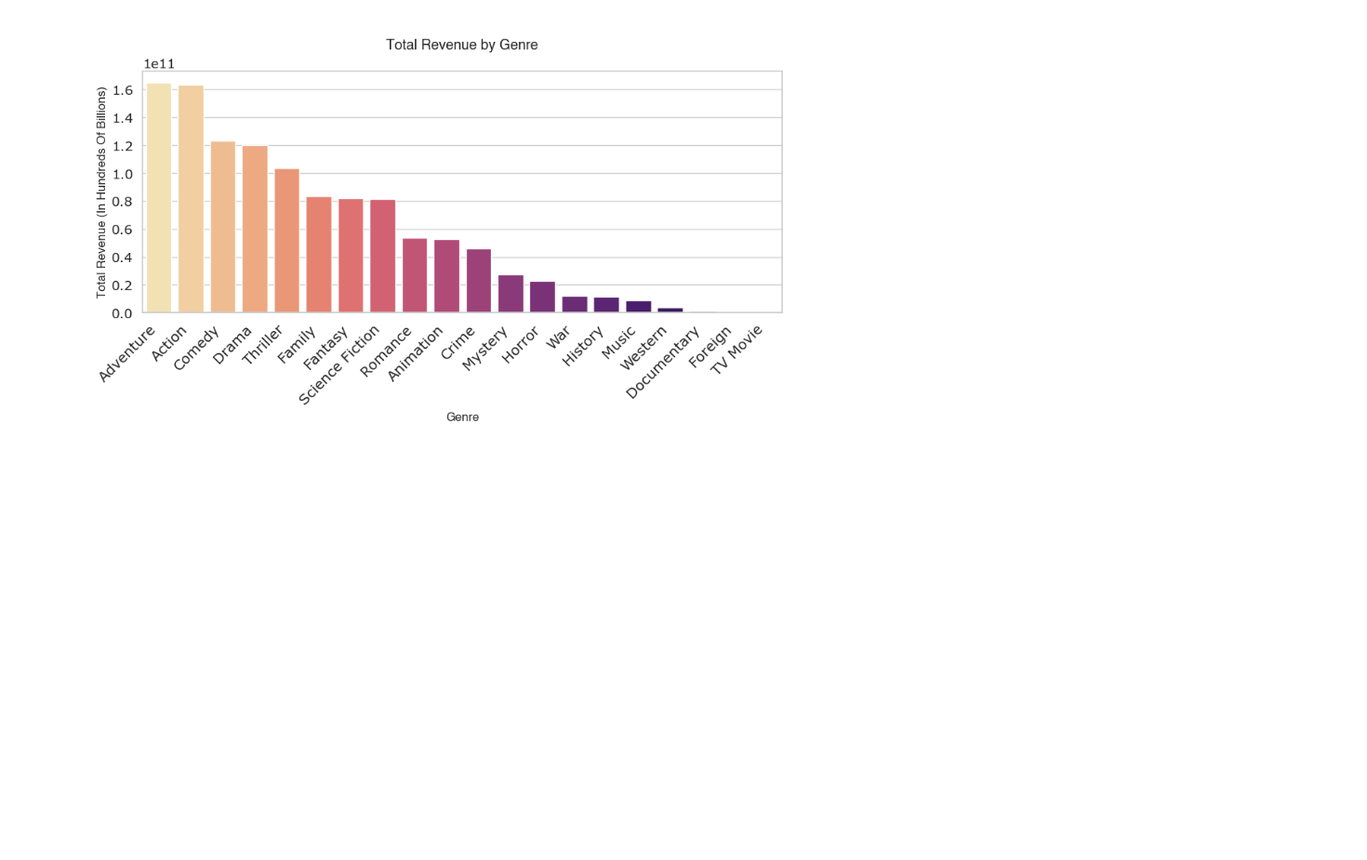
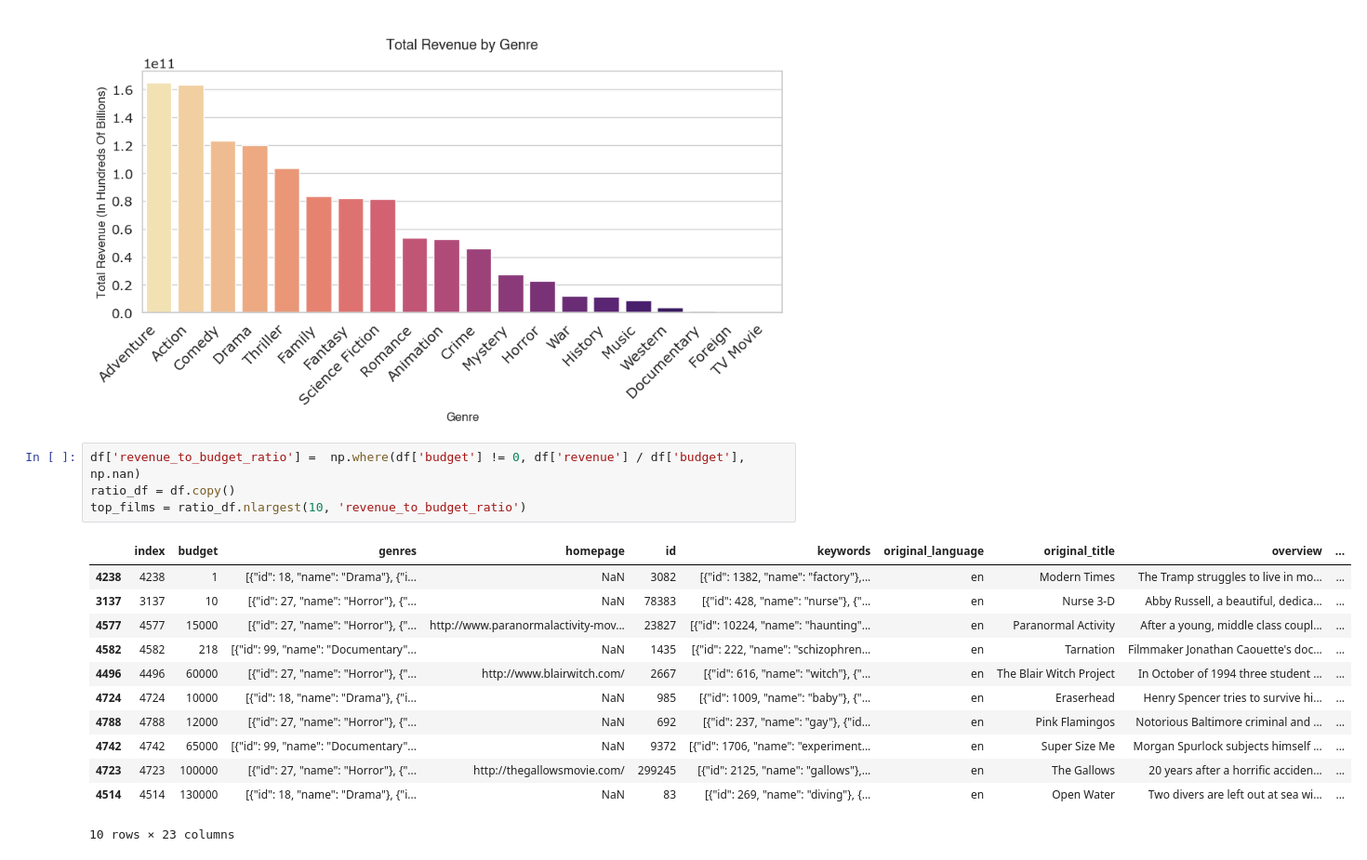
Before and after one commit to ldearlove/TMDB_project, a Jupyter notebook: TMDB_Liam_Final.ipynb, the cells around one changed output. Shown: that part at 93% size. Cells and saved outputs as stored; diff of their text form; blank space fills up the shorter version.

```diff
--- a/TMDB_Liam_Final.ipynb
+++ b/TMDB_Liam_Final.ipynb
@@ -199,3 +199,20 @@ plt.tight_layout()
 plt.show()
 # %% [output]
 [figure]
+# %%
+df['revenue_to_budget_ratio'] =  np.where(df['budget'] != 0, df['revenue'] / df['budget'], np.nan)
+ratio_df = df.copy()
+top_films = ratio_df.nlargest(10, 'revenue_to_budget_ratio')
+# %% [output]
+|  | index | budget | genres | homepage | id | keywords | original_language | original_title | overview | ... |
+| 4238 | 4238 | 1 | [{"id": 18, "name": "Drama"}, {"i... | NaN | 3082 | [{"id": 1382, "name": "factory"},... | en | Modern Times | The Tramp struggles to live in mo... | ... |
+| 3137 | 3137 | 10 | [{"id": 27, "name": "Horror"}, {"... | NaN | 78383 | [{"id": 428, "name": "nurse"}, {"... | en | Nurse 3-D | Abby Russell, a beautiful, dedica... | ... |
+| 4577 | 4577 | 15000 | [{"id": 27, "name": "Horror"}, {"... | http://www.paranormalactivity-mov... | 23827 | [{"id": 10224, "name": "haunting"... | en | Paranormal Activity | After a young, middle class coupl... | ... |
+| 4582 | 4582 | 218 | [{"id": 99, "name": "Documentary"... | NaN | 1435 | [{"id": 222, "name": "schizophren... | en | Tarnation | Filmmaker Jonathan Caouette's doc... | ... |
+| 4496 | 4496 | 60000 | [{"id": 27, "name": "Horror"}, {"... | http://www.blairwitch.com/ | 2667 | [{"id": 616, "name": "witch"}, {"... | en | The Blair Witch Project | In October of 1994 three student ... | ... |
+| 4724 | 4724 | 10000 | [{"id": 18, "name": "Drama"}, {"i... | NaN | 985 | [{"id": 1009, "name": "baby"}, {"... | en | Eraserhead | Henry Spencer tries to survive hi... | ... |
+| 4788 | 4788 | 12000 | [{"id": 27, "name": "Horror"}, {"... | NaN | 692 | [{"id": 237, "name": "gay"}, {"id... | en | Pink Flamingos | Notorious Baltimore criminal and ... | ... |
+| 4742 | 4742 | 65000 | [{"id": 99, "name": "Documentary"... | NaN | 9372 | [{"id": 1706, "name": "experiment... | en | Super Size Me | Morgan Spurlock subjects himself ... | ... |
+| 4723 | 4723 | 100000 | [{"id": 27, "name": "Horror"}, {"... | http://thegallowsmovie.com/ | 299245 | [{"id": 2125, "name": "gallows"},... | en | The Gallows | 20 years after a horrific acciden... | ... |
+| 4514 | 4514 | 130000 | [{"id": 18, "name": "Drama"}, {"i... | NaN | 83 | [{"id": 269, "name": "diving"}, {... | en | Open Water | Two divers are left out at sea wi... | ... |
+10 rows × 23 columns
```
Also changed, not shown: parts of 9 cells of this notebook.
